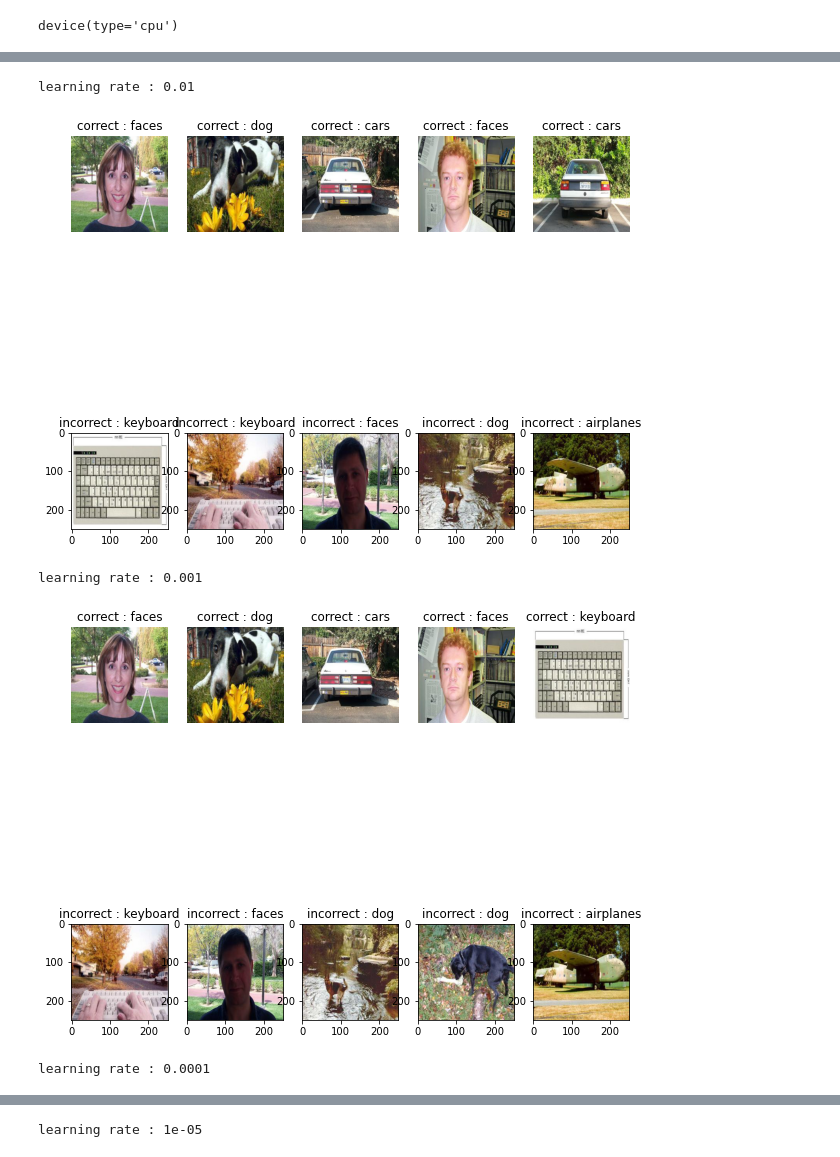
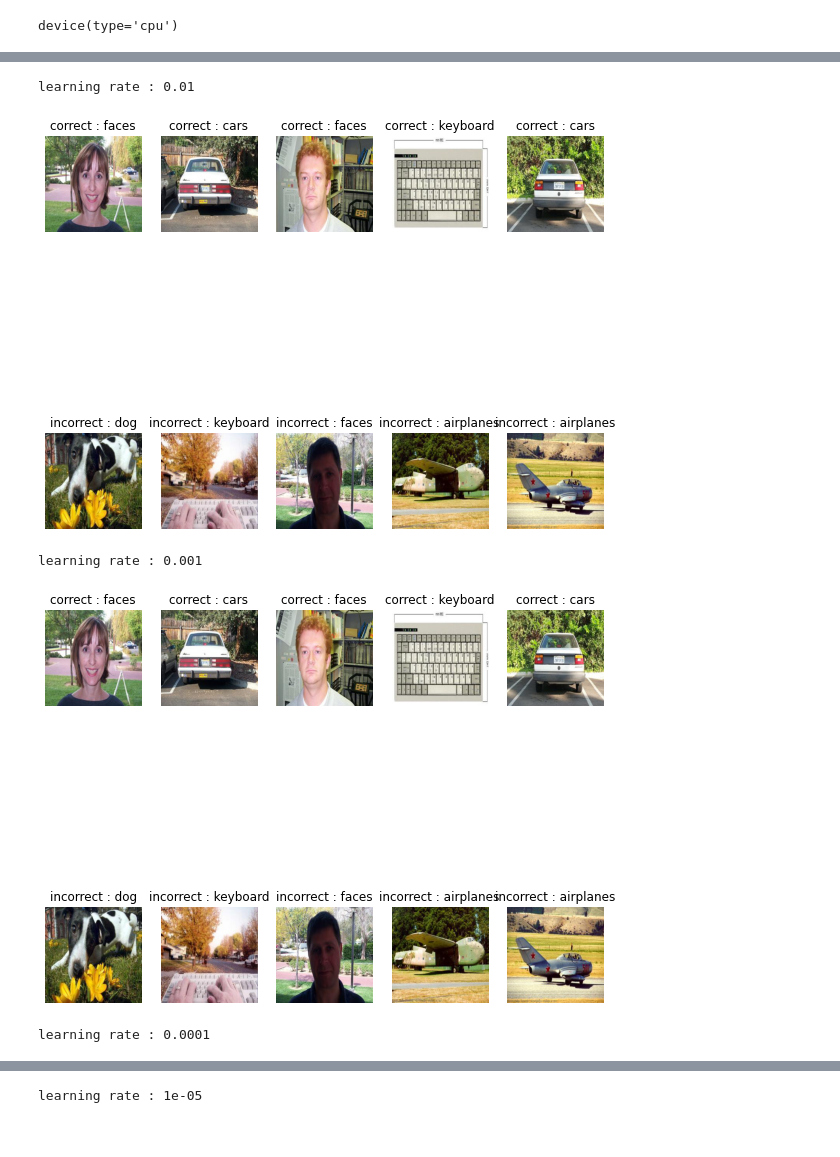
Before and after one commit to LANNDS18/Vision_NN, a Jupyter notebook: CNN_Inference.ipynb, the cells around one changed output, grey strips where cells are left out. Cells and saved outputs as stored; diff of their text form; code cells hidden in the pictures.

```diff
--- a/CNN_Inference.ipynb
+++ b/CNN_Inference.ipynb
@@ -36,6 +36,7 @@ def predict(model, _tests):
   predicts = []
   with th.no_grad():
     for i in tqdm(_tests):
+      model.eval()
       images = i['imNorm'].clone().to(device)
       outputs = model(images)
       _, predicted = th.max(outputs.data, 1)
@@ -64,7 +65,8 @@ for p in predictions:
 # %%
 # generate confusion matrix
 def confusion_matrix(y_true, y_pred):
-  cm = np.zeros((5, 5))
+  n_class = np.unique(y_true).shape[0]
+  cm = np.zeros((n_class, n_class))
   for i in range(len(y_true)):
     cm[y_true[i], y_pred[i]] += 1
   return cm
@@ -143,6 +145,7 @@ def show_correct_incorrect(correct, incorrect, test_set, num_show = 5):
     plt.imshow(io.imread(os.path.join(test_set.root_dir, test_set.imPath[correct[i]])), cmap='gray')
     plt.title(f'correct : {class_label[test_set[correct[i]]["label"]]}')
     plt.subplot(2, num_show, i+1+num_show)
+    plt.axis('off')
     plt.imshow((io.imread(os.path.join(test_set.root_dir, test_set.imPath[incorrect[i]]))), cmap='gray')
     plt.title(f'incorrect : {class_label[test_set[incorrect[i]]["label"]]}')
   plt.show()
@@ -156,5 +159,5 @@ for i in range(len(lr)):
 learning rate : 0.01
-[figure, old version]
+[figure, new version]
 learning rate : 0.001
-[figure, old version]
+[figure, new version]
 learning rate : 0.0001
```
Also changed, not shown: parts of 3 cells of this notebook, 1 other file.
